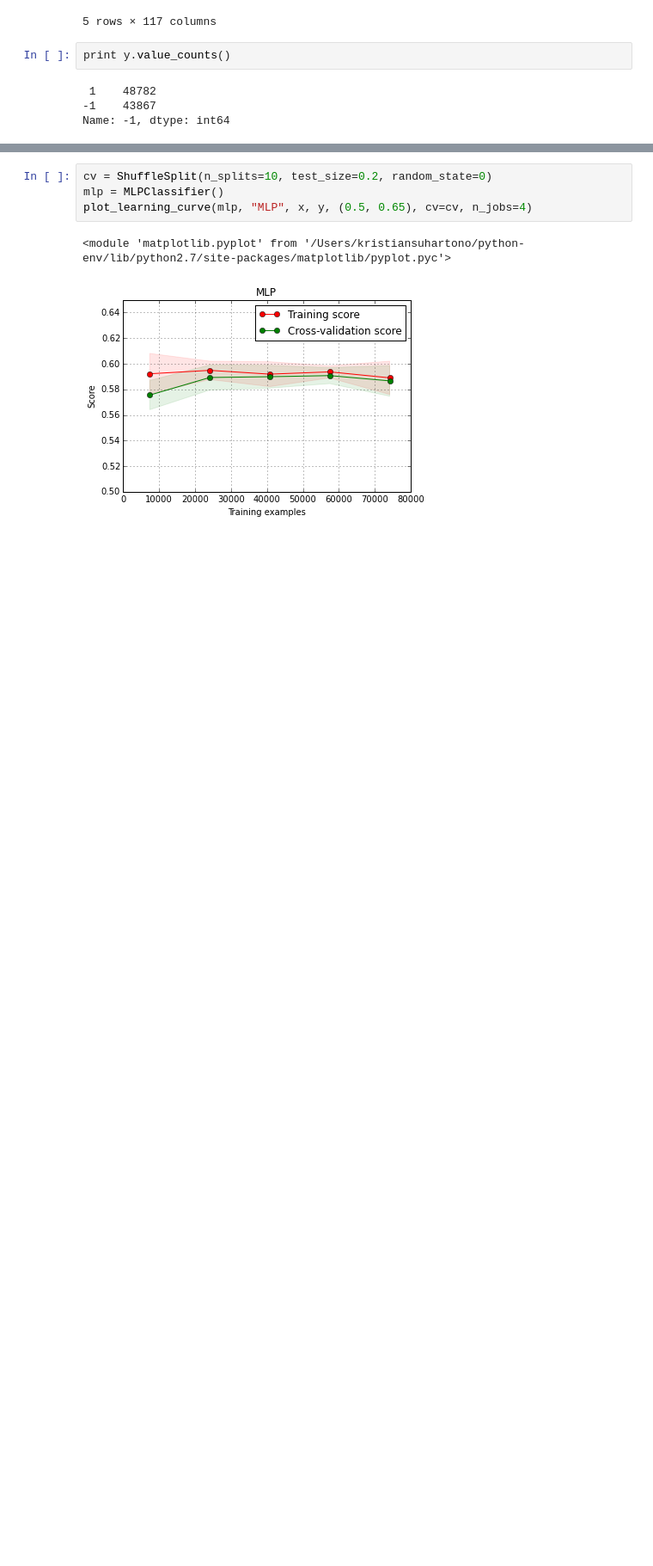
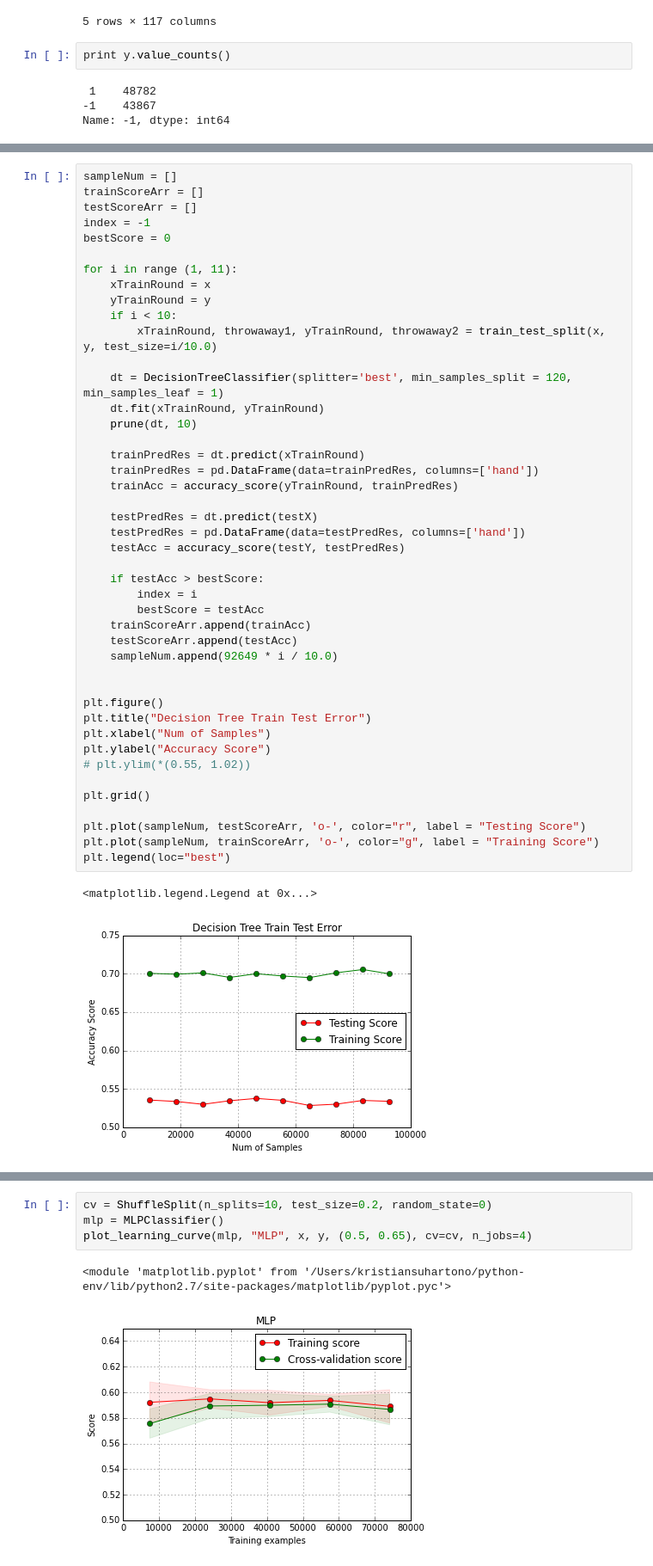
Before and after one commit to ksuhartono97/CS4641-repo, a Jupyter notebook: Dota2.ipynb, the cells around one changed output, grey strips where cells are left out. Shown at 86% size. Saved outputs shown, nothing was run; the diff lists cells and outputs as text; blank space fills up the shorter version.

```diff
--- a/Dota2.ipynb
+++ b/Dota2.ipynb
@@ -128,0 +266,47 @@ MLPClassifier(activation='relu', alpha=0.0001, batch_size='auto', beta_1=0.9,
+# %%
+sampleNum = []
+trainScoreArr = []
+testScoreArr = []
+index = -1
+bestScore = 0
+
+for i in range (1, 11):
+    xTrainRound = x
+    yTrainRound = y
+    if i < 10:
+        xTrainRound, throwaway1, yTrainRound, throwaway2 = train_test_split(x, y, test_size=i/10.0)
+
+    dt = DecisionTreeClassifier(splitter='best', min_samples_split = 120, min_samples_leaf = 1)
+    dt.fit(xTrainRound, yTrainRound)
+    prune(dt, 10)
+
+    trainPredRes = dt.predict(xTrainRound)
+    trainPredRes = pd.DataFrame(data=trainPredRes, columns=['hand'])
+    trainAcc = accuracy_score(yTrainRound, trainPredRes)
+
+    testPredRes = dt.predict(testX)
+    testPredRes = pd.DataFrame(data=testPredRes, columns=['hand'])
+    testAcc = accuracy_score(testY, testPredRes)
+
+    if testAcc > bestScore:
+        index = i
+        bestScore = testAcc
+    trainScoreArr.append(trainAcc)
+    testScoreArr.append(testAcc)
+    sampleNum.append(92649 * i / 10.0)
+
+
+plt.figure()
+plt.title("Decision Tree Train Test Error")
+plt.xlabel("Num of Samples")
+plt.ylabel("Accuracy Score")
+# plt.ylim(*(0.55, 1.02))
+
+plt.grid()
+
+plt.plot(sampleNum, testScoreArr, 'o-', color="r", label = "Testing Score")
+plt.plot(sampleNum, trainScoreArr, 'o-', color="g", label = "Training Score")
+plt.legend(loc="best")
+# %% [output]
+<matplotlib.legend.Legend at 0x...>
+[figure, added]
```
Also changed, not shown: parts of 16 cells of this notebook.
